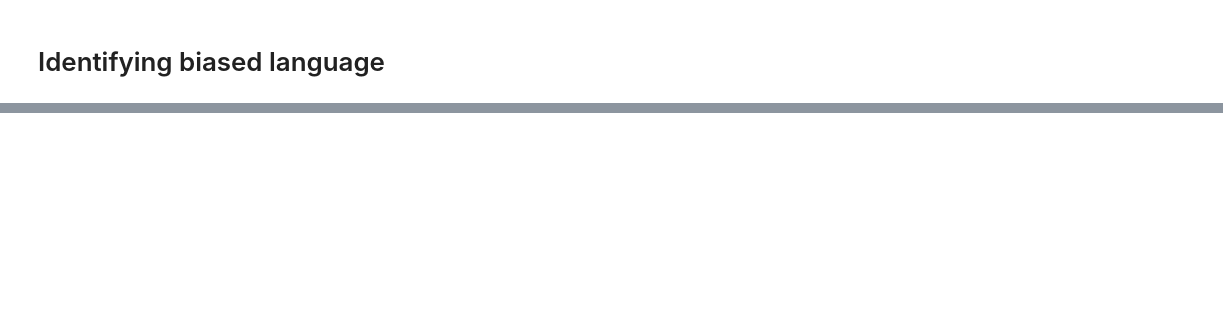
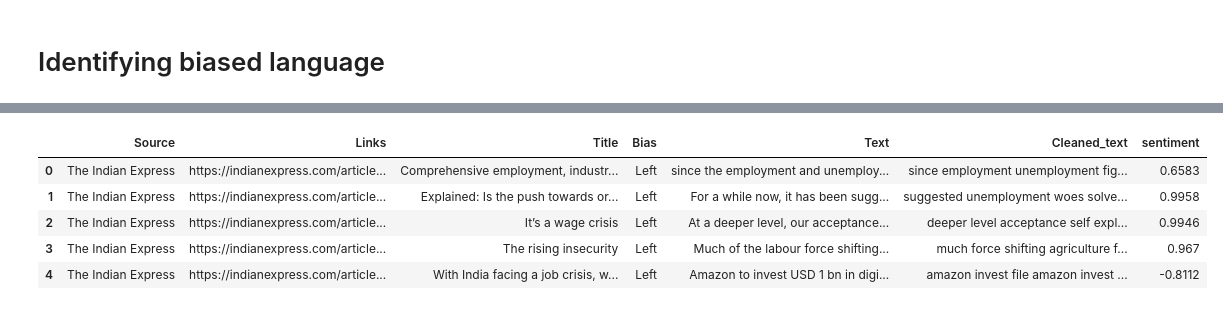
Before and after one commit to akshu98/MinorProjectUD02, a Jupyter notebook: Project.ipynb, the cells around one changed output, grey strips where cells are left out. Drawn from its saved outputs; the diff is of its cells as text; code cells hidden in the pictures; blank space fills up the shorter version.

```diff
--- a/Project.ipynb
+++ b/Project.ipynb
@@ -275,0 +322,58 @@ Article 713 :  3.225806451612903 % bias
+# %%
+d=dict()
+
+
+
+
+
+keys = df['Source'].unique()
+
+#print(len(cleanedTestArticles))
+
+for key in keys:
+    d[key]=list()
+
+
+for i in range(len(df)):
+
+    d[df['Source'][i]].append(df['Cleaned_text'][i])
+
+#print(d)
+
+comparison_dict=dict()
+
+for i in range (len(test_df)):
+    comparison_dict[test_df['Links'][i]]=list()
+
+
+
+for source,articles in d.items():
+    print(source)
+
+    d2 = vectorize_sim_search(cleanedTestArticles,articles)
+
+    #print(d2.values())
+    #for val in d2.values():
+        #print(type(val))
+
+    ke=list(d2.keys())
+
+    #print(len(d2[ke[0]]))
+
+   # print(d2[list(d2.keys())[0]][1])
+
+    for key in ke:
+
+        # print(key)
+        #print(d2[key])
+        comparison_dict[key].append(d2[key][0])
+
+
+#print(len(comparison_dict))
+
+# for key in comparison_dict:
+#     print(key)
+#     print(comparison_dict[key])
+
+df.head()
+# %% [output]
@@ -275,0 +397,6 @@ Article 713 :  3.225806451612903 % bias
+|  | Source | Links | Title | Bias | Text | Cleaned_text | sentiment |
+| 0 | The Indian Express | https://indianexpress.com/article... | Comprehensive employment, industr... | Left | since the employment and unemploy... | since employment unemployment fig... | 0.6583 |
+| 1 | The Indian Express | https://indianexpress.com/article... | Explained: Is the push towards or... | Left | For a while now, it has been sugg... | suggested unemployment woes solve... | 0.9958 |
+| 2 | The Indian Express | https://indianexpress.com/article... | It’s a wage crisis | Left | At a deeper level, our acceptance... | deeper level acceptance self expl... | 0.9946 |
+| 3 | The Indian Express | https://indianexpress.com/article... | The rising insecurity | Left | Much of the labour force shifting... | much force shifting agriculture f... | 0.967 |
+| 4 | The Indian Express | https://indianexpress.com/article... | With India facing a job crisis, w... | Left | Amazon to invest USD 1 bn in digi... | amazon invest file amazon invest ... | -0.8112 |
```
Also changed, not shown: parts of 12 cells of this notebook, 4 other files.
